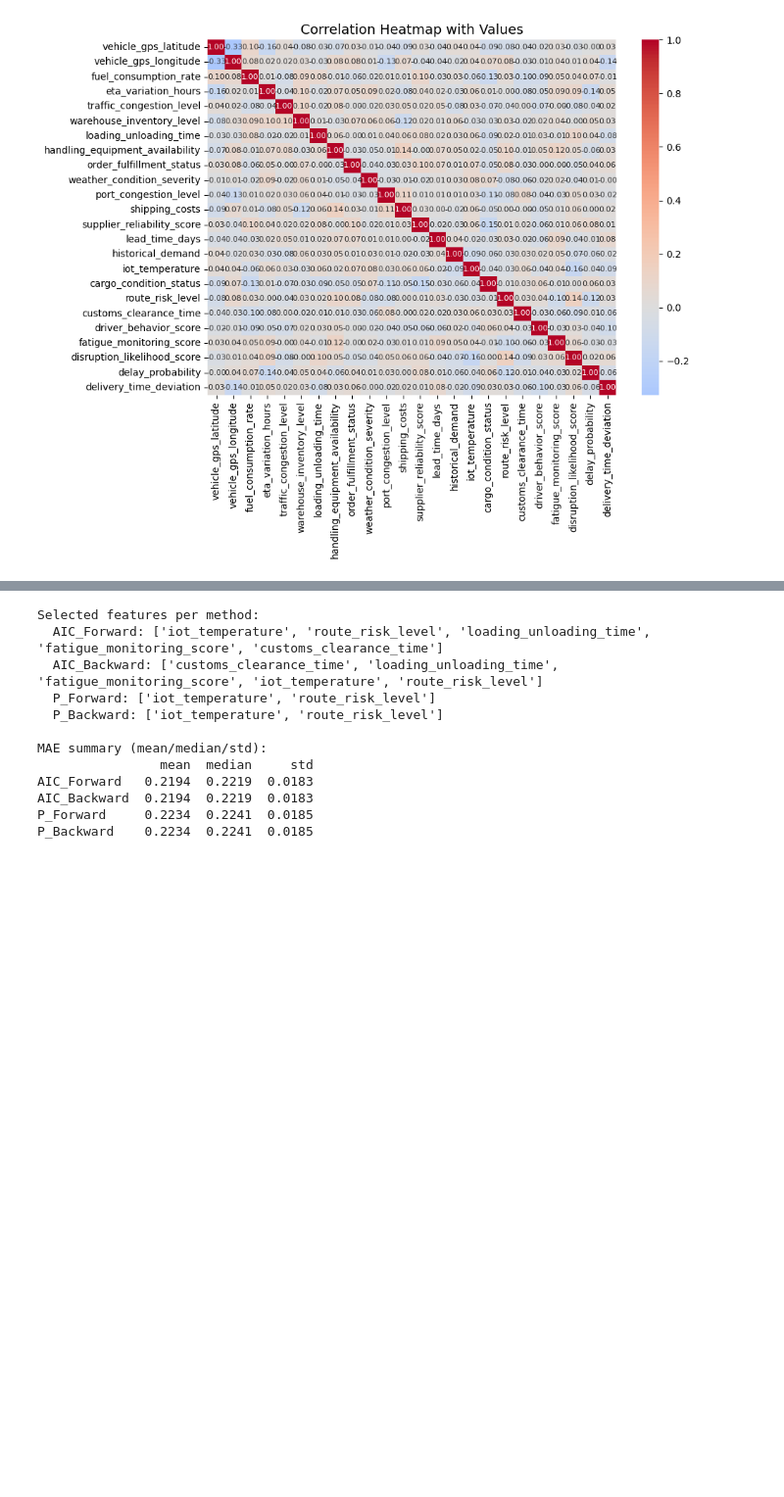
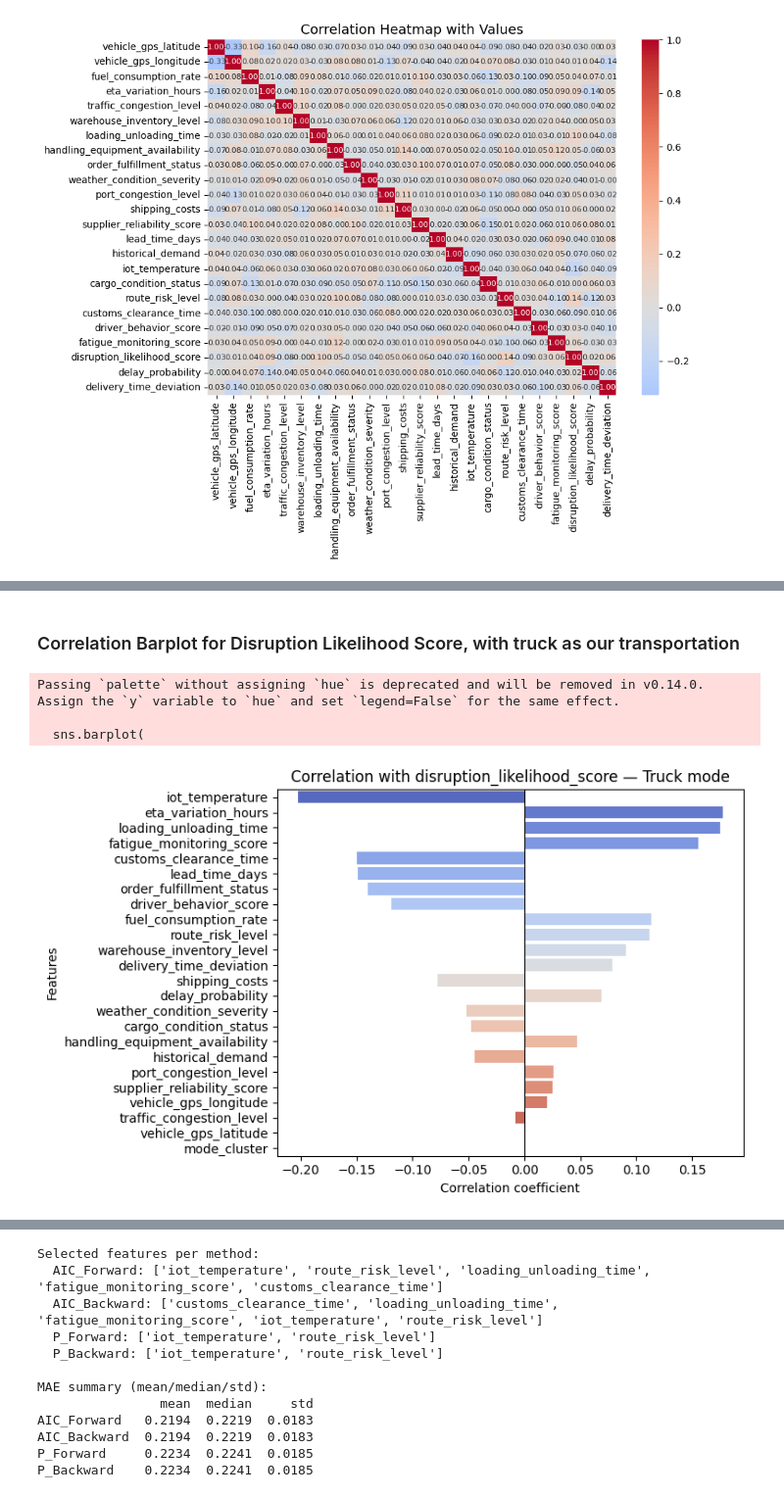
Before and after one commit to devilshadow04/datathon-25, a Jupyter notebook: modelling_southcali.ipynb, the cells around one changed output, grey strips where cells are left out. Shown at 98% size. Saved outputs shown, nothing was run; the diff lists cells and outputs as text; code cells hidden in the pictures; blank space fills up the shorter version.

```diff
--- a/modelling_southcali.ipynb
+++ b/modelling_southcali.ipynb
@@ -399,0 +393,37 @@ m
+# %% [markdown]
+### Correlation Barplot for Disruption Likelihood Score, with truck as our transportation
+# %%
+def corr_barplot_for_mode(mode, target="disruption_likelihood_score"):
+    sub = num[df["mode_lc"] == mode].copy()
+    if len(sub) < 30:
+        print(f"{mode}: not enough rows")
+        return
+
+    corr = (
+        sub.corr(numeric_only=True)[target]
+           .drop(target)
+           .sort_values(key=abs, ascending=False)
+    )
+
+    plt.figure(figsize=(8, 5))
+    sns.barplot(
+        x=corr.values,
+        y=corr.index,
+        palette="coolwarm",
+        orient="h"
+    )
+    plt.axvline(0, color="black", linewidth=0.8)
+    plt.title(f"Correlation with {target} — {mode.capitalize()} mode")
+    plt.xlabel("Correlation coefficient")
+    plt.ylabel("Features")
+    plt.tight_layout()
+    plt.show()
+
+    return corr
+
+corr_truck = corr_barplot_for_mode("truck")
+# %% [output]
+Passing `palette` without assigning `hue` is deprecated and will be removed in v0.14.0. Assign the `y` variable to `hue` and set `legend=False` for the same effect.
+
+  sns.barplot(
+[figure, added]
```
Also changed, not shown: parts of 48 cells of this notebook.
